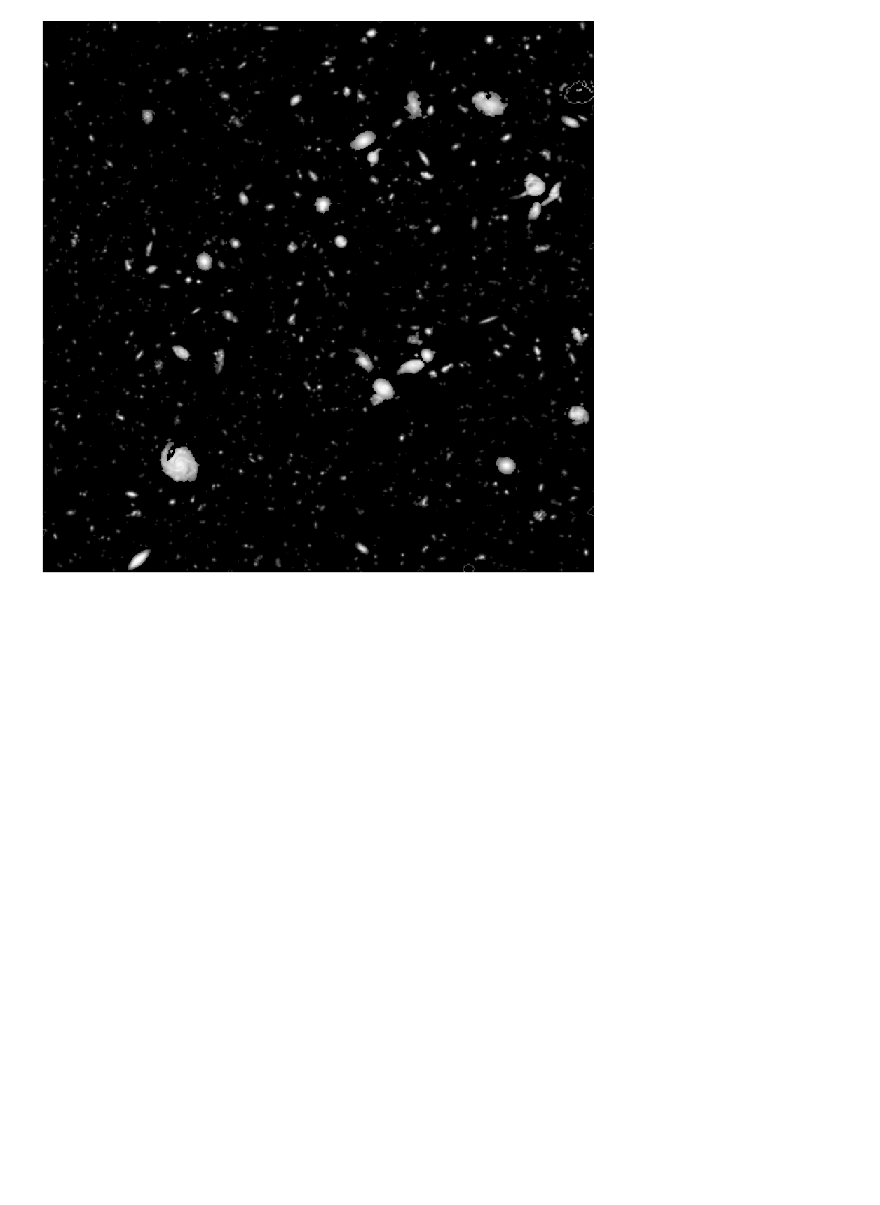
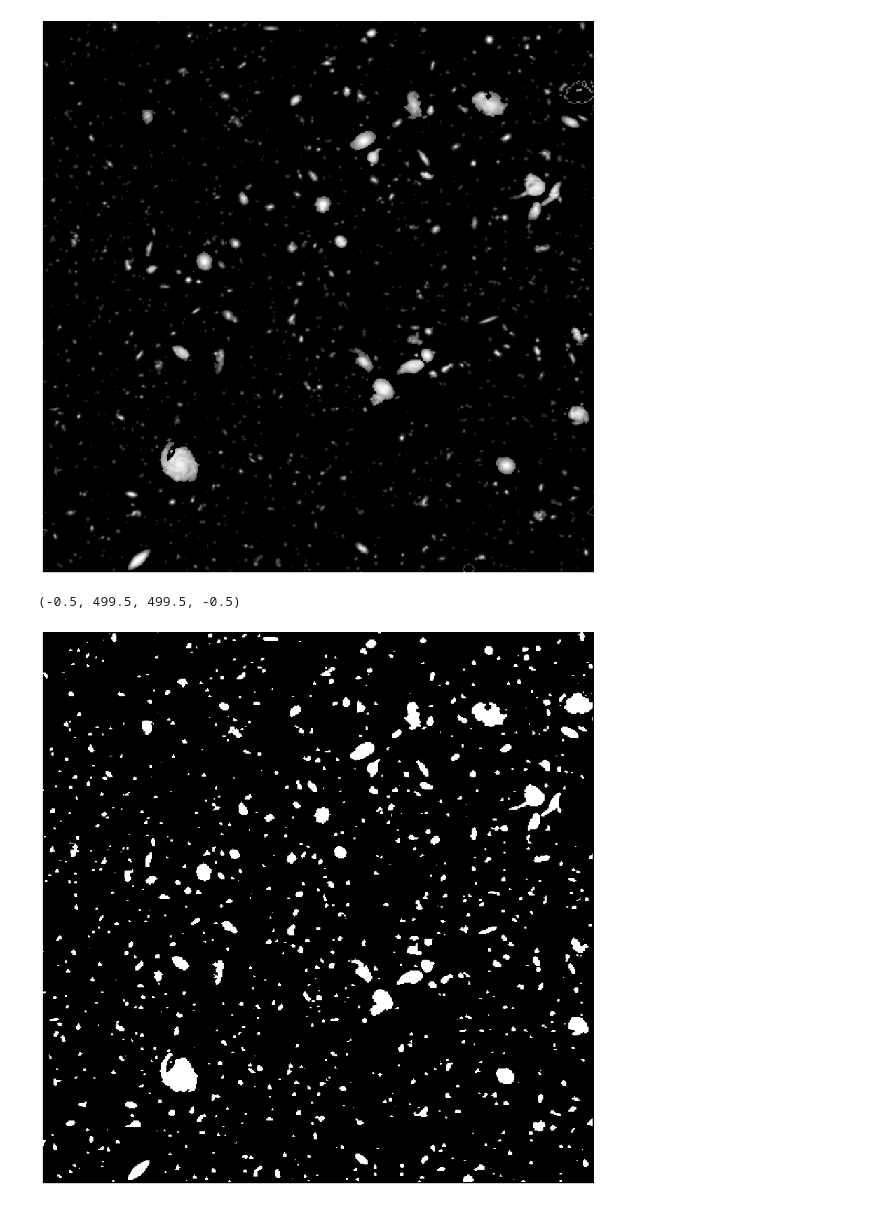
Before and after one commit to ioastorga/s_and_d, a Jupyter notebook: revised_contours.ipynb, the cells around one changed output. Drawn from its saved outputs; the diff is of its cells as text; code cells hidden in the pictures; blank space fills up the shorter version.

```diff
--- a/revised_contours.ipynb
+++ b/revised_contours.ipynb
@@ -86,0 +85,20 @@ regions = regionprops(label_img)
+# %%
+# MASK FOR CLIP
+mask_pol = np.zeros_like(stars_gray, dtype=bool)
+mask_inv_pol = np.ones_like(stars_gray, dtype=bool)
+# fig_pol, ax_pol = plt.subplots()
+# ax_pol.imshow(stars_gray, interpolation='nearest', cmap=plt.cm.gray)
+
+for n, contour in enumerate(contours):
+#     ax_pol.plot(contour[:, 1], contour[:, 0], linewidth=2)
+#     rp, cp = polygon(contour[:, 0], contour[:, 1])
+    rp, cp = polygon(np.round(contour[:, 0]).astype('int'), np.round(contour[:, 1]).astype('int'))
+    mask_pol[rp, cp] = 1
+    mask_inv_pol[rp, cp] = 0
+
+fig_pol, ax_pol = plt.subplots()
+ax_pol.imshow(mask_pol, cmap=plt.cm.gray)
+plt.axis('off')
+# %% [output]
+(-0.5, 499.5, 499.5, -0.5)
+[figure, added]
```
Also changed, not shown: parts of 13 cells of this notebook.
